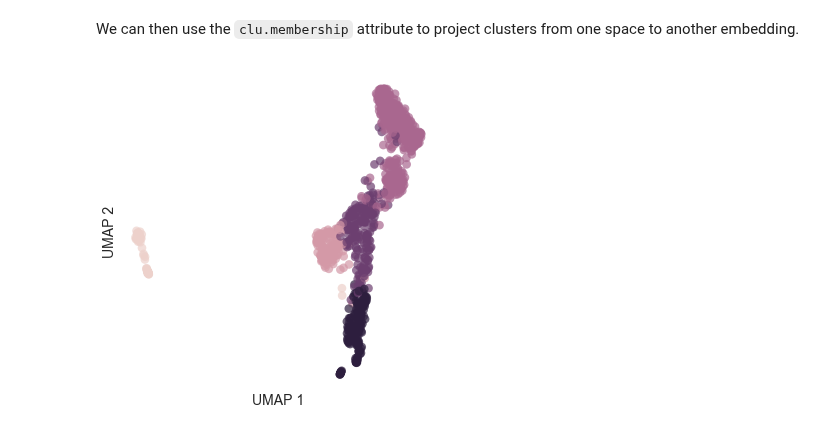
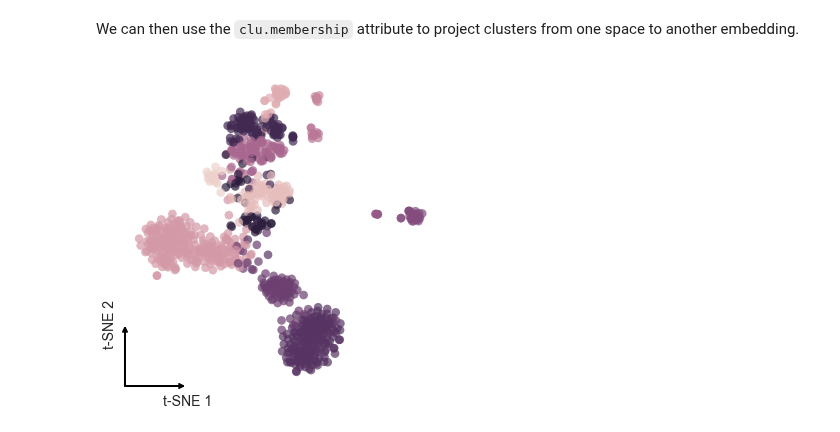
Before and after one commit to codyheiser/furry-couscous, a Jupyter notebook: fcc_classes_tutorial.ipynb, the cells around one changed output. Saved outputs shown, nothing was run; the diff lists cells and outputs as text; code cells hidden in the pictures.

```diff
--- a/fcc_classes_tutorial.ipynb
+++ b/fcc_classes_tutorial.ipynb
@@ -44,6 +40,6 @@ We can feature-select our data with [NVR](https://github.com/KenLauLab/NVR) usin
 Here, we will select genes by variance for simplicity:
 # %%
 # this method returns another RNA_counts object with only the top 500 variable genes
-retina7_var = RNA_counts.var_select(retina7, n_features=500)
+retina_var = RNA_counts.var_select(retina, n_features=500)
 # %%
 # check out the shape and selected gene names
@@ -66,7 +62,7 @@ Index(['19:5795690-5802672:Malat1', '6:3993797-3997436:Gngt1',
 # %% [markdown]
 We can also downsample the cells in our dataset for quicker analysis.  This instantiates a new instance of the `RNA_counts` class.
 # %%
-retina7_var_downsample = RNA_counts.downsample_rand(counts_obj=retina7_var, n_cells=1000)
-retina7_var_downsample.data.shape
+retina_var_downsample = RNA_counts.downsample_rand(counts_obj=retina_var, n_cells=1000)
+retina_var_downsample.data.shape
 # %% [output]
 (1000, 500)
@@ -105,6 +84,6 @@ retina7_PCA.plot_PCA()
 Now we can perform our favorite low-dimensional embedding on the arcsinh-transformed data...
 # %%
 %%time
-retina7_tSNE = fcc_tSNE(retina7_var_downsample.arcsinh_norm(norm='l1', scale=1000), perplexity=30)
-retina7_tSNE.plot()
+retina_tSNE = fcc_tSNE(retina_var_downsample.arcsinh_norm(norm='l1', scale=1000), perplexity=30, seed=1)
+retina_tSNE.plot()
 # %% [output]
@@ -115,6 +94,6 @@ Wall time: 7.1 s
 Or on the output of the PCA we performed:
 # %%
 %%time
-retina7_PCA_UMAP = fcc_UMAP(retina7_PCA.results, perplexity=30)
-retina7_PCA_UMAP.plot()
+retina_PCA_tSNE = fcc_tSNE(retina_PCA.results, perplexity=30, seed=1)
+retina_PCA_tSNE.plot()
 # %% [output]
@@ -187,6 +175,6 @@ retina7_tSNE.cluster_counts()
 # %% [markdown]
 We can then use the `clu.membership` attribute to project clusters from one space to another embedding.
 # %%
-retina7_PCA_UMAP.plot(color=retina7_tSNE.clu.membership) # UMAP with t-SNE clusters
+retina_PCA_tSNE.plot(color=retina_tSNE.clu.membership) # PCA-primed t-SNE with 500-gene-primed t-SNE clusters
 # %% [output]
-[figure, old version]
+[figure, new version]
```
Also changed, not shown: parts of 30 cells of this notebook, 5 other files.
